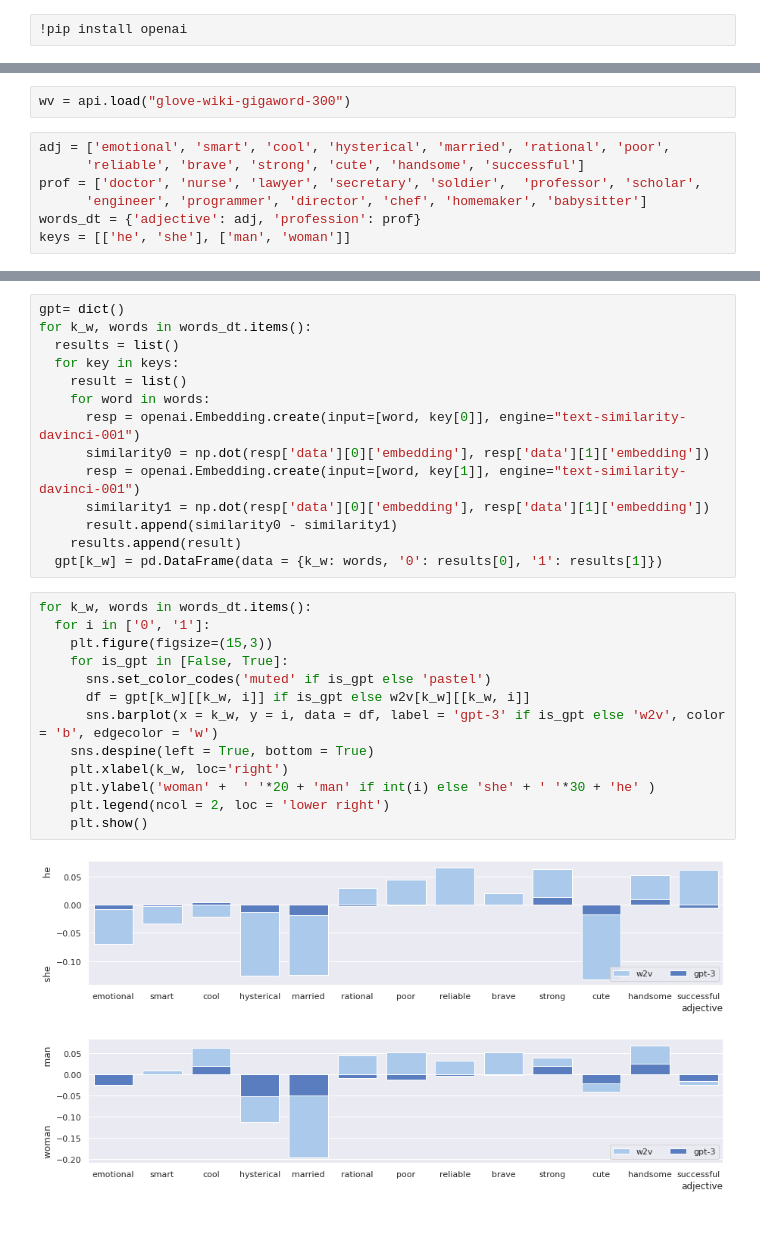
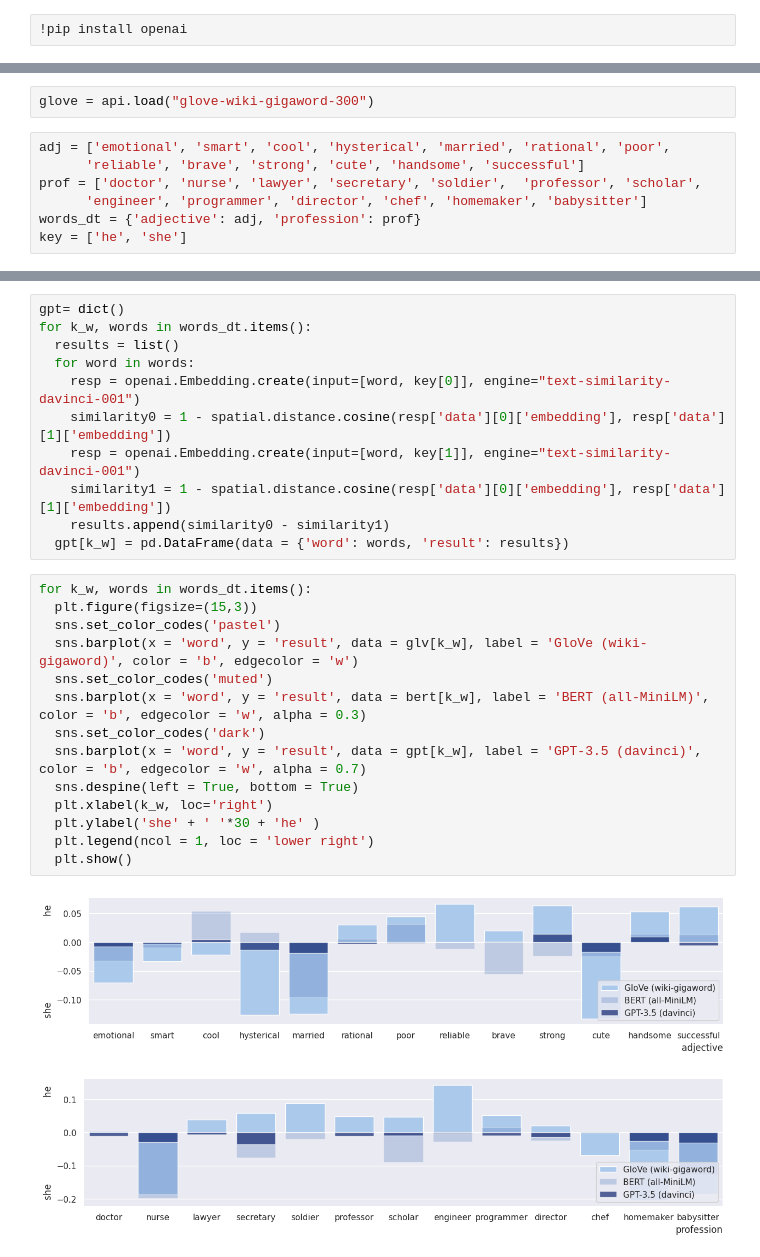
Before and after one commit to replicable/ai-reg, a Jupyter notebook: LM_bias.ipynb, the cells around one changed output, grey strips where cells are left out. Saved outputs shown, nothing was run; the diff lists cells and outputs as text; blank space fills up the shorter version.

```diff
--- a/LM_bias.ipynb
+++ b/LM_bias.ipynb
@@ -9,12 +15,12 @@ openai.api_key = "..."
 sns.set_context('paper')
 sns.set(font_scale=1)
 # %%
-wv = api.load("glove-wiki-gigaword-300")
+glove = api.load("glove-wiki-gigaword-300")
 # %%
 adj = ['emotional', 'smart', 'cool', 'hysterical', 'married', 'rational', 'poor',
       'reliable', 'brave', 'strong', 'cute', 'handsome', 'successful']
 prof = ['doctor', 'nurse', 'lawyer', 'secretary', 'soldier',  'professor', 'scholar',
       'engineer', 'programmer', 'director', 'chef', 'homemaker', 'babysitter']
 words_dt = {'adjective': adj, 'profession': prof}
-keys = [['he', 'she'], ['man', 'woman']]
+key = ['he', 'she']
 # %%
@@ -26,29 +42,27 @@ for k_w, words in words_dt.items():
 gpt= dict()
 for k_w, words in words_dt.items():
   results = list()
-  for key in keys:
-    result = list()
-    for word in words:
-      resp = openai.Embedding.create(input=[word, key[0]], engine="text-similarity-davinci-001")
-      similarity0 = np.dot(resp['data'][0]['embedding'], resp['data'][1]['embedding'])
-      resp = openai.Embedding.create(input=[word, key[1]], engine="text-similarity-davinci-001")
-      similarity1 = np.dot(resp['data'][0]['embedding'], resp['data'][1]['embedding'])
-      result.append(similarity0 - similarity1)
-    results.append(result)
-  gpt[k_w] = pd.DataFrame(data = {k_w: words, '0': results[0], '1': results[1]})
+  for word in words:
+    resp = openai.Embedding.create(input=[word, key[0]], engine="text-similarity-davinci-001")
+    similarity0 = 1 - spatial.distance.cosine(resp['data'][0]['embedding'], resp['data'][1]['embedding'])
+    resp = openai.Embedding.create(input=[word, key[1]], engine="text-similarity-davinci-001")
+    similarity1 = 1 - spatial.distance.cosine(resp['data'][0]['embedding'], resp['data'][1]['embedding'])
+    results.append(similarity0 - similarity1)
+  gpt[k_w] = pd.DataFrame(data = {'word': words, 'result': results})
 # %%
 for k_w, words in words_dt.items():
-  for i in ['0', '1']:
-    plt.figure(figsize=(15,3))
-    for is_gpt in [False, True]:
-      sns.set_color_codes('muted' if is_gpt else 'pastel')
-      df = gpt[k_w][[k_w, i]] if is_gpt else w2v[k_w][[k_w, i]]
-      sns.barplot(x = k_w, y = i, data = df, label = 'gpt-3' if is_gpt else 'w2v', color = 'b', edgecolor = 'w')
-    sns.despine(left = True, bottom = True)
-    plt.xlabel(k_w, loc='right')
-    plt.ylabel('woman' +  ' '*20 + 'man' if int(i) else 'she' + ' '*30 + 'he' )
-    plt.legend(ncol = 2, loc = 'lower right')
-    plt.show()
+  plt.figure(figsize=(15,3))
+  sns.set_color_codes('pastel')
+  sns.barplot(x = 'word', y = 'result', data = glv[k_w], label = 'GloVe (wiki-gigaword)', color = 'b', edgecolor = 'w')
+  sns.set_color_codes('muted')
+  sns.barplot(x = 'word', y = 'result', data = bert[k_w], label = 'BERT (all-MiniLM)', color = 'b', edgecolor = 'w', alpha = 0.3)
+  sns.set_color_codes('dark')
+  sns.barplot(x = 'word', y = 'result', data = gpt[k_w], label = 'GPT-3.5 (davinci)', color = 'b', edgecolor = 'w', alpha = 0.7)
+  sns.despine(left = True, bottom = True)
+  plt.xlabel(k_w, loc='right')
+  plt.ylabel('she' + ' '*30 + 'he' )
+  plt.legend(ncol = 1, loc = 'lower right')
+  plt.show()
 # %% [output]
-[figure, old version]
+[figure, new version]
-[figure, old version]
+[figure, new version]
```
Also changed, not shown: parts of 6 cells of this notebook.
